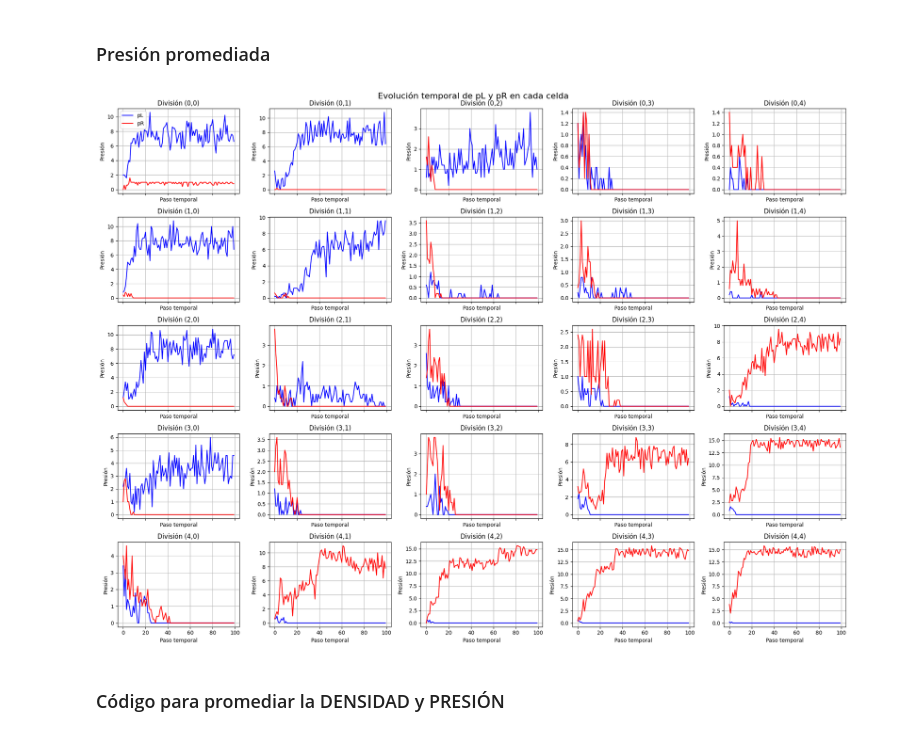
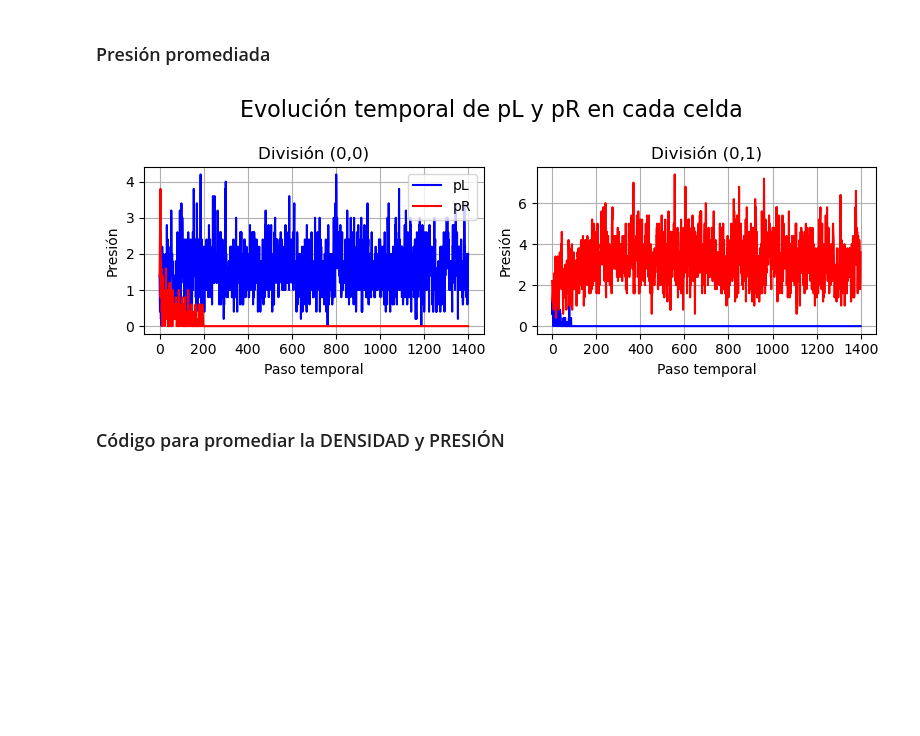
Before and after one commit to DiegoConol/Trabajo-Complejos, a Jupyter notebook: Teresa/DosBloques/cuaderno.ipynb, the cells around one changed output. Cells and saved outputs as stored; diff of their text form; code cells hidden in the pictures; blank space fills up the shorter version.

Commit message:
plots

```diff
--- a/Teresa/DosBloques/cuaderno.ipynb
+++ b/Teresa/DosBloques/cuaderno.ipynb
@@ -364,8 +364,8 @@ def leer_fichero_presion(nombre_fichero):
 
 
 # ===== LEER LOS DOS FICHEROS =====
-datos_L = leer_fichero_presion("presionL2.txt")
-datos_R = leer_fichero_presion("presionR2.txt")
+datos_L = leer_fichero_presion("presionL_media.txt")
+datos_R = leer_fichero_presion("presionR_media.txt")
 
 
 # ===== COMPROBAR QUE TIENEN LA MISMA FORMA =====
@@ -397,34 +397,34 @@ else:
     elif num_filas == 1:
         axes = axes[np.newaxis, :]
     elif num_columnas == 1:
         axes = axes[:, np.newaxis]
 
     # ===== PLOT DE CADA CELDA =====
     for i in range(num_filas):
         for j in range(num_columnas):
 
             axes[i, j].plot(t, datos_L[:, i, j], color="blue", label="pL")
             axes[i, j].plot(t, datos_R[:, i, j], color="red", label="pR")
 
             axes[i, j].set_title(f"División ({i},{j})")
             axes[i, j].set_xlabel("Paso temporal")
             axes[i, j].set_ylabel("Presión")
             axes[i, j].grid(True)
 
             # Para no saturar mucho, puedes poner leyenda solo en una celda
             if i == 0 and j == 0:
                 axes[i, j].legend()
 
     fig.suptitle("Evolución temporal de pL y pR en cada celda", fontsize=16)
     fig.tight_layout()
 
     # Guardar imagen
     plt.savefig("plots/evolucion_presion_L_R_celdas_PROMEDIO.png", dpi=300, bbox_inches="tight")
 
     # Mostrar
     plt.show()
 # %% [output]
-[figure, old version]
+[figure, new version]
 # %% [markdown]
 ### Código para promediar la DENSIDAD y PRESIÓN
 # %%
```
Also changed, not shown: parts of 4 cells of this notebook, 1 other file.
